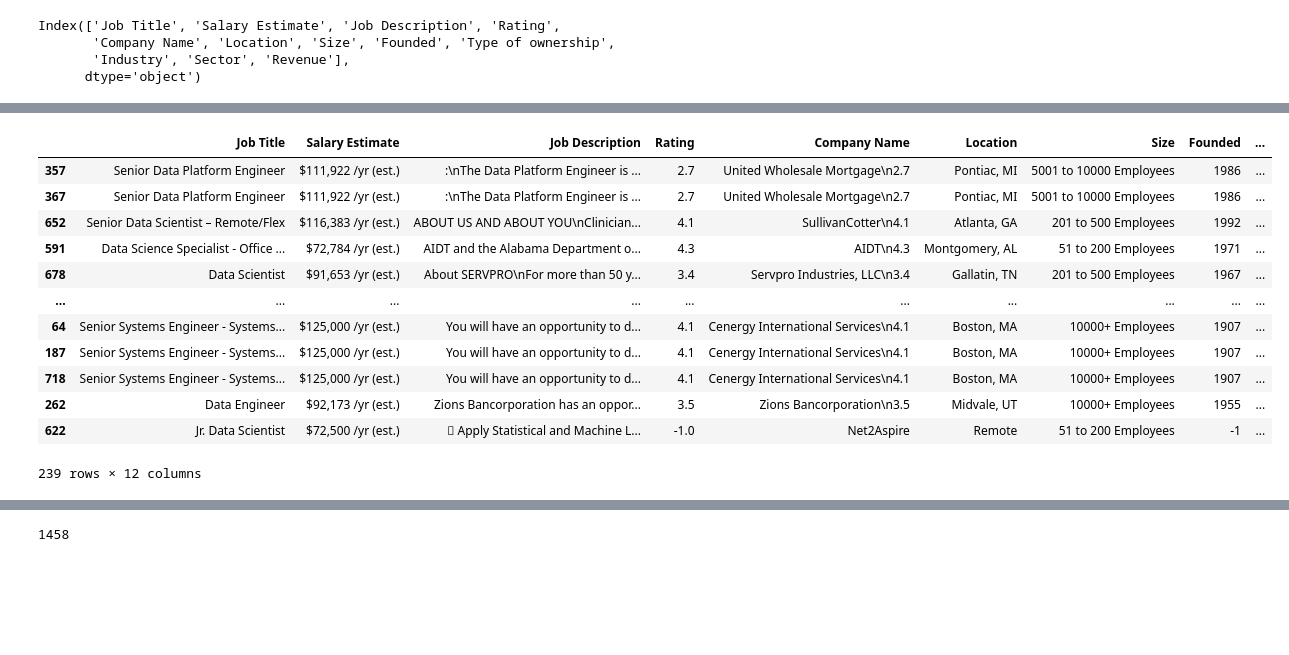
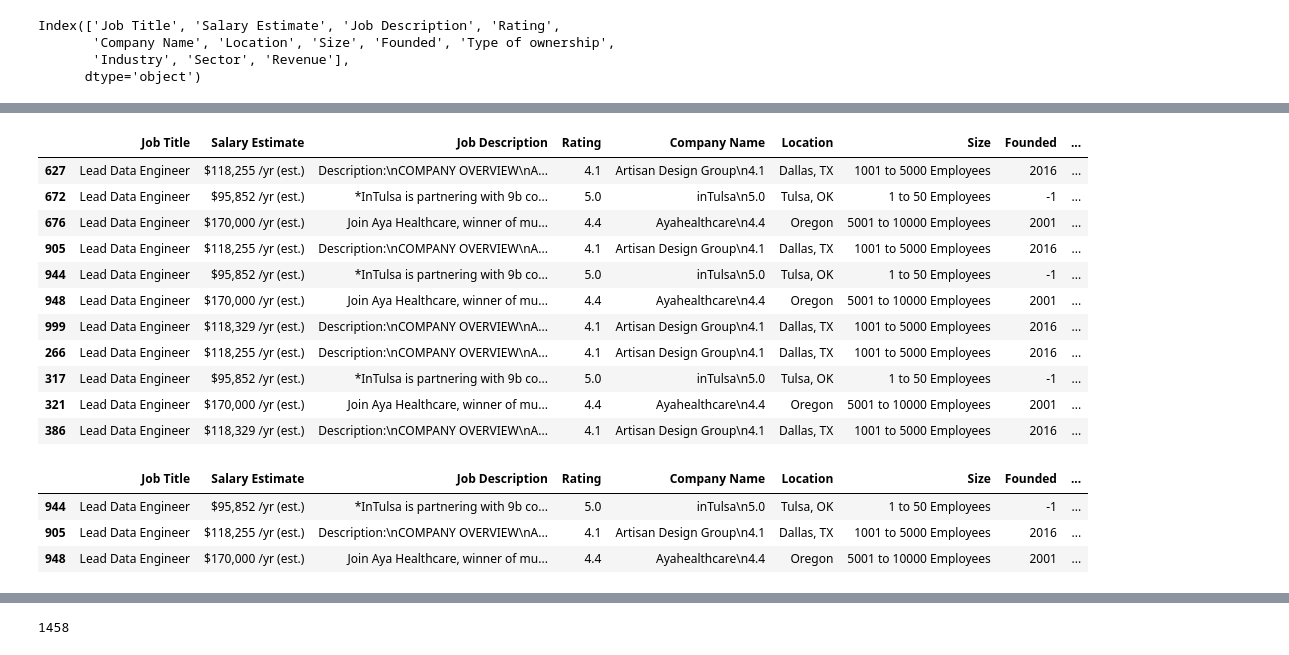
Before and after one commit to wangyf99/GlassDoor_Salary_Prediction, a Jupyter notebook: Just_Scraper_GlassDoor_Salary.ipynb, the cells around one changed output, grey strips where cells are left out. Cells and saved outputs as stored; diff of their text form; code cells hidden in the pictures; blank space fills up the shorter version.

```diff
--- a/Just_Scraper_GlassDoor_Salary.ipynb
+++ b/Just_Scraper_GlassDoor_Salary.ipynb
@@ -313,21 +295,29 @@ new_df.drop_duplicates(subset=['Job Title', 'Salary Estimate', 'Rating',
+# %%
+new_df[new_df['Job Title'] == "Lead Data Engineer"]
+# %% [output]
+|  | Job Title | Salary Estimate | Job Description | Rating | Company Name | Location | Size | Founded | ... |
+| 627 | Lead Data Engineer | $118,255 /yr (est.) | Description:\nCOMPANY OVERVIEW\nA... | 4.1 | Artisan Design Group\n4.1 | Dallas, TX | 1001 to 5000 Employees | 2016 | ... |
+| 672 | Lead Data Engineer | $95,852 /yr (est.) | *InTulsa is partnering with 9b co... | 5.0 | inTulsa\n5.0 | Tulsa, OK | 1 to 50 Employees | -1 | ... |
+| 676 | Lead Data Engineer | $170,000 /yr (est.) | Join Aya Healthcare, winner of mu... | 4.4 | Ayahealthcare\n4.4 | Oregon | 5001 to 10000 Employees | 2001 | ... |
+| 905 | Lead Data Engineer | $118,255 /yr (est.) | Description:\nCOMPANY OVERVIEW\nA... | 4.1 | Artisan Design Group\n4.1 | Dallas, TX | 1001 to 5000 Employees | 2016 | ... |
+| 944 | Lead Data Engineer | $95,852 /yr (est.) | *InTulsa is partnering with 9b co... | 5.0 | inTulsa\n5.0 | Tulsa, OK | 1 to 50 Employees | -1 | ... |
+| 948 | Lead Data Engineer | $170,000 /yr (est.) | Join Aya Healthcare, winner of mu... | 4.4 | Ayahealthcare\n4.4 | Oregon | 5001 to 10000 Employees | 2001 | ... |
+| 999 | Lead Data Engineer | $118,329 /yr (est.) | Description:\nCOMPANY OVERVIEW\nA... | 4.1 | Artisan Design Group\n4.1 | Dallas, TX | 1001 to 5000 Employees | 2016 | ... |
+| 266 | Lead Data Engineer | $118,255 /yr (est.) | Description:\nCOMPANY OVERVIEW\nA... | 4.1 | Artisan Design Group\n4.1 | Dallas, TX | 1001 to 5000 Employees | 2016 | ... |
+| 317 | Lead Data Engineer | $95,852 /yr (est.) | *InTulsa is partnering with 9b co... | 5.0 | inTulsa\n5.0 | Tulsa, OK | 1 to 50 Employees | -1 | ... |
+| 321 | Lead Data Engineer | $170,000 /yr (est.) | Join Aya Healthcare, winner of mu... | 4.4 | Ayahealthcare\n4.4 | Oregon | 5001 to 10000 Employees | 2001 | ... |
+| 386 | Lead Data Engineer | $118,329 /yr (est.) | Description:\nCOMPANY OVERVIEW\nA... | 4.1 | Artisan Design Group\n4.1 | Dallas, TX | 1001 to 5000 Employees | 2016 | ... |
 # %%
-new_df[new_df.duplicated(subset=['Job Title', 'Salary Estimate', 'Rating',
+repeated_df = new_df[new_df.duplicated(subset=['Job Title', 'Salary Estimate', 'Rating',
        'Company Name', 'Location', 'Size', 'Founded', 'Type of ownership',
        'Industry', 'Sector', 'Revenue'])].sort_values('Job Description')
+# repeated_df[repeated_df['Job Title'] == "Lead Data Engineer"]
+repeated_df
 # %% [output]
 |  | Job Title | Salary Estimate | Job Description | Rating | Company Name | Location | Size | Founded | ... |
-| 357 | Senior Data Platform Engineer | $111,922 /yr (est.) | :\nThe Data Platform Engineer is ... | 2.7 | United Wholesale Mortgage\n2.7 | Pontiac, MI | 5001 to 10000 Employees | 1986 | ... |
-| 367 | Senior Data Platform Engineer | $111,922 /yr (est.) | :\nThe Data Platform Engineer is ... | 2.7 | United Wholesale Mortgage\n2.7 | Pontiac, MI | 5001 to 10000 Employees | 1986 | ... |
-| 652 | Senior Data Scientist – Remote/Flex | $116,383 /yr (est.) | ABOUT US AND ABOUT YOU\nClinician... | 4.1 | SullivanCotter\n4.1 | Atlanta, GA | 201 to 500 Employees | 1992 | ... |
-| 591 | Data Science Specialist - Office ... | $72,784 /yr (est.) | AIDT and the Alabama Department o... | 4.3 | AIDT\n4.3 | Montgomery, AL | 51 to 200 Employees | 1971 | ... |
-| 678 | Data Scientist | $91,653 /yr (est.) | About SERVPRO\nFor more than 50 y... | 3.4 | Servpro Industries, LLC\n3.4 | Gallatin, TN | 201 to 500 Employees | 1967 | ... |
-| ... | ... | ... | ... | ... | ... | ... | ... | ... | ... |
-| 64 | Senior Systems Engineer - Systems... | $125,000 /yr (est.) | You will have an opportunity to d... | 4.1 | Cenergy International Services\n4.1 | Boston, MA | 10000+ Employees | 1907 | ... |
-| 187 | Senior Systems Engineer - Systems... | $125,000 /yr (est.) | You will have an opportunity to d... | 4.1 | Cenergy International Services\n4.1 | Boston, MA | 10000+ Employees | 1907 | ... |
-| 718 | Senior Systems Engineer - Systems... | $125,000 /yr (est.) | You will have an opportunity to d... | 4.1 | Cenergy International Services\n4.1 | Boston, MA | 10000+ Employees | 1907 | ... |
-| 262 | Data Engineer | $92,173 /yr (est.) | Zions Bancorporation has an oppor... | 3.5 | Zions Bancorporation\n3.5 | Midvale, UT | 10000+ Employees | 1955 | ... |
-| 622 | Jr. Data Scientist | $72,500 /yr (est.) |  Apply Statistical and Machine L... | -1.0 | Net2Aspire | Remote | 51 to 200 Employees | -1 | ... |
+| 944 | Lead Data Engineer | $95,852 /yr (est.) | *InTulsa is partnering with 9b co... | 5.0 | inTulsa\n5.0 | Tulsa, OK | 1 to 50 Employees | -1 | ... |
+| 905 | Lead Data Engineer | $118,255 /yr (est.) | Description:\nCOMPANY OVERVIEW\nA... | 4.1 | Artisan Design Group\n4.1 | Dallas, TX | 1001 to 5000 Employees | 2016 | ... |
+| 948 | Lead Data Engineer | $170,000 /yr (est.) | Join Aya Healthcare, winner of mu... | 4.4 | Ayahealthcare\n4.4 | Oregon | 5001 to 10000 Employees | 2001 | ... |
-239 rows × 12 columns
 # %%
 updated_scraped = new_df.drop_duplicates(subset=['Job Title', 'Salary Estimate', 'Rating',
        'Company Name', 'Location', 'Size', 'Founded', 'Type of ownership',
```
Also changed, not shown: parts of 4 cells of this notebook, 1 other file.
